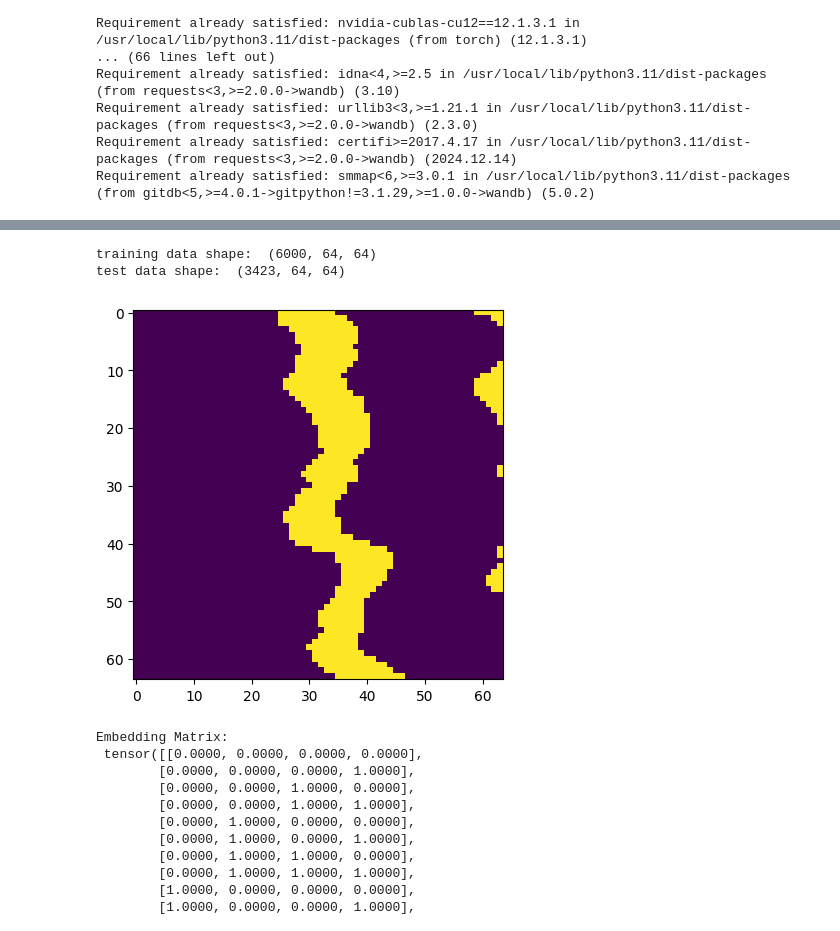
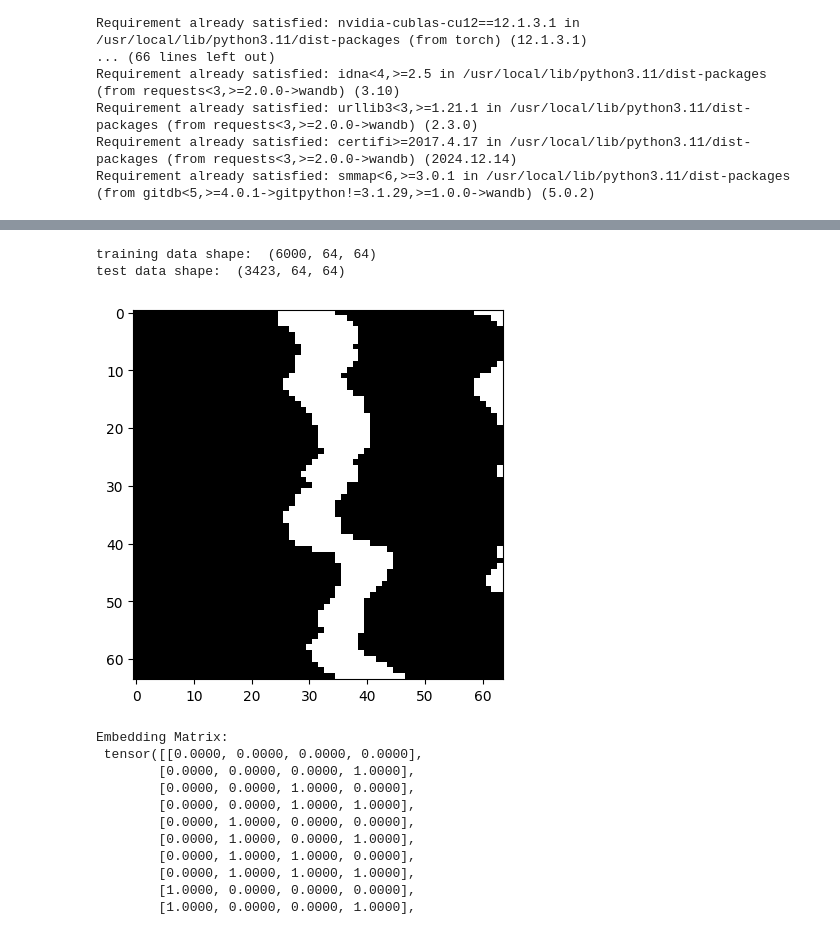
Before and after one commit to OscarOvanger/GeoDecepticon, a Jupyter notebook: training_notebook.ipynb, the cells around one changed output, grey strips where cells are left out. Cells and saved outputs as stored; diff of their text form; code cells hidden in the pictures.

```diff
--- a/training_notebook.ipynb
+++ b/training_notebook.ipynb
@@ -61,23 +61,23 @@ from torch.optim.lr_scheduler import StepLR
 # %%
 data_1 = np.load("data_array_1.npz")
 data_2 = np.load("data_array_2.npz")
 data_3 = np.load("data_array_3.npz")
 
 data_array_1 = data_1['data_array']
 data_array_2 = data_2['data_array']
 data_array_3 = data_3['data_array']
 
 training_data = np.concatenate((data_array_1, data_array_2), axis=0)
 test_data = data_array_3
 print("training data shape: ", training_data.shape)
 print("test data shape: ", test_data.shape)
 
-plt.imshow(training_data[0])
+plt.imshow(training_data[0],cmap="gray")
 plt.show()
 # %% [output]
 training data shape:  (6000, 64, 64)
 test data shape:  (3423, 64, 64)
-[figure, old version]
+[figure, new version]
 # %%
 # Create the embedding matrix for all 2x2 binary combinations + 1 mask token
 embedding_matrix = torch.zeros((17, 4))  # Shape: (num_tokens, embed_dim)
```
Also changed, not shown: parts of 10 cells of this notebook.
